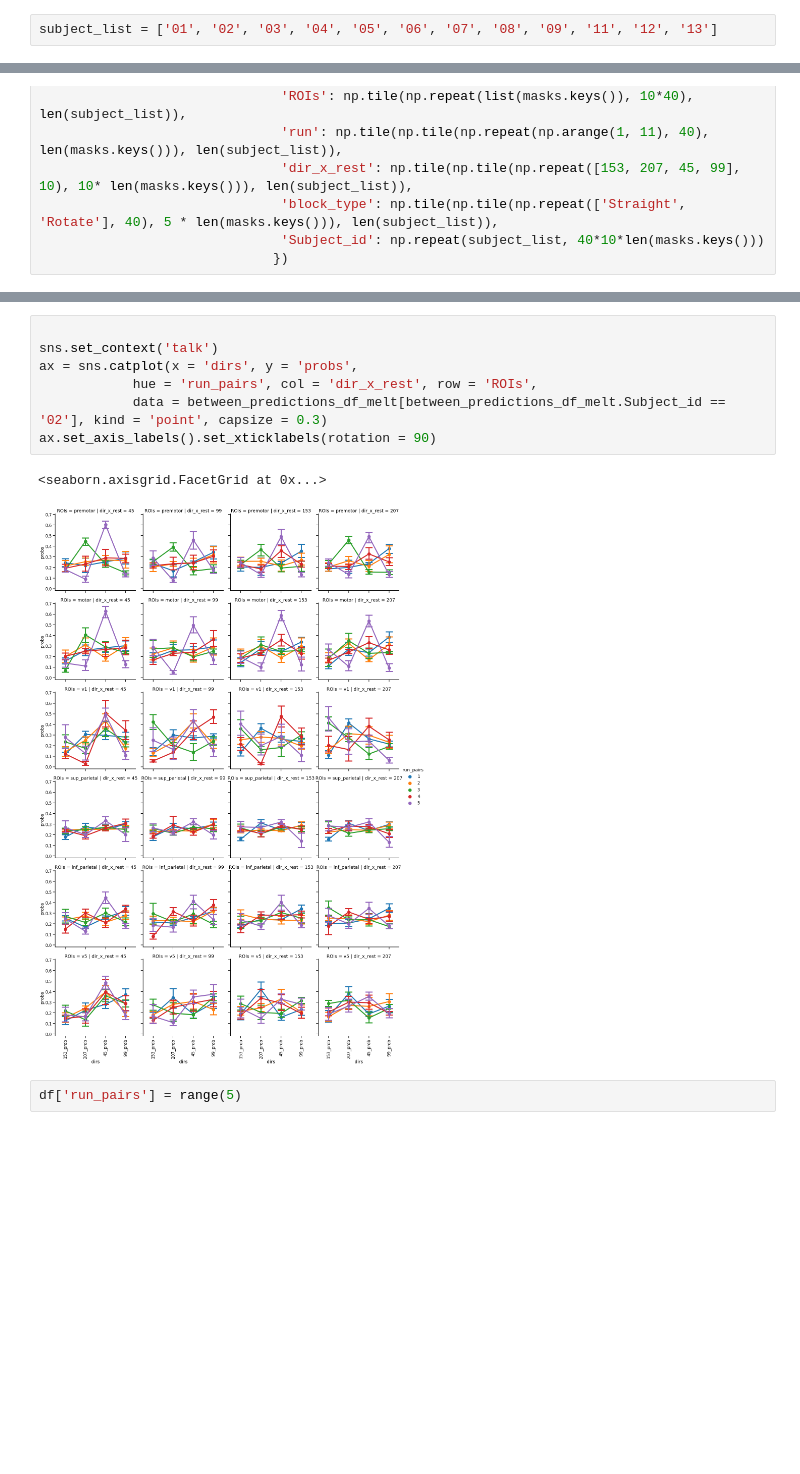
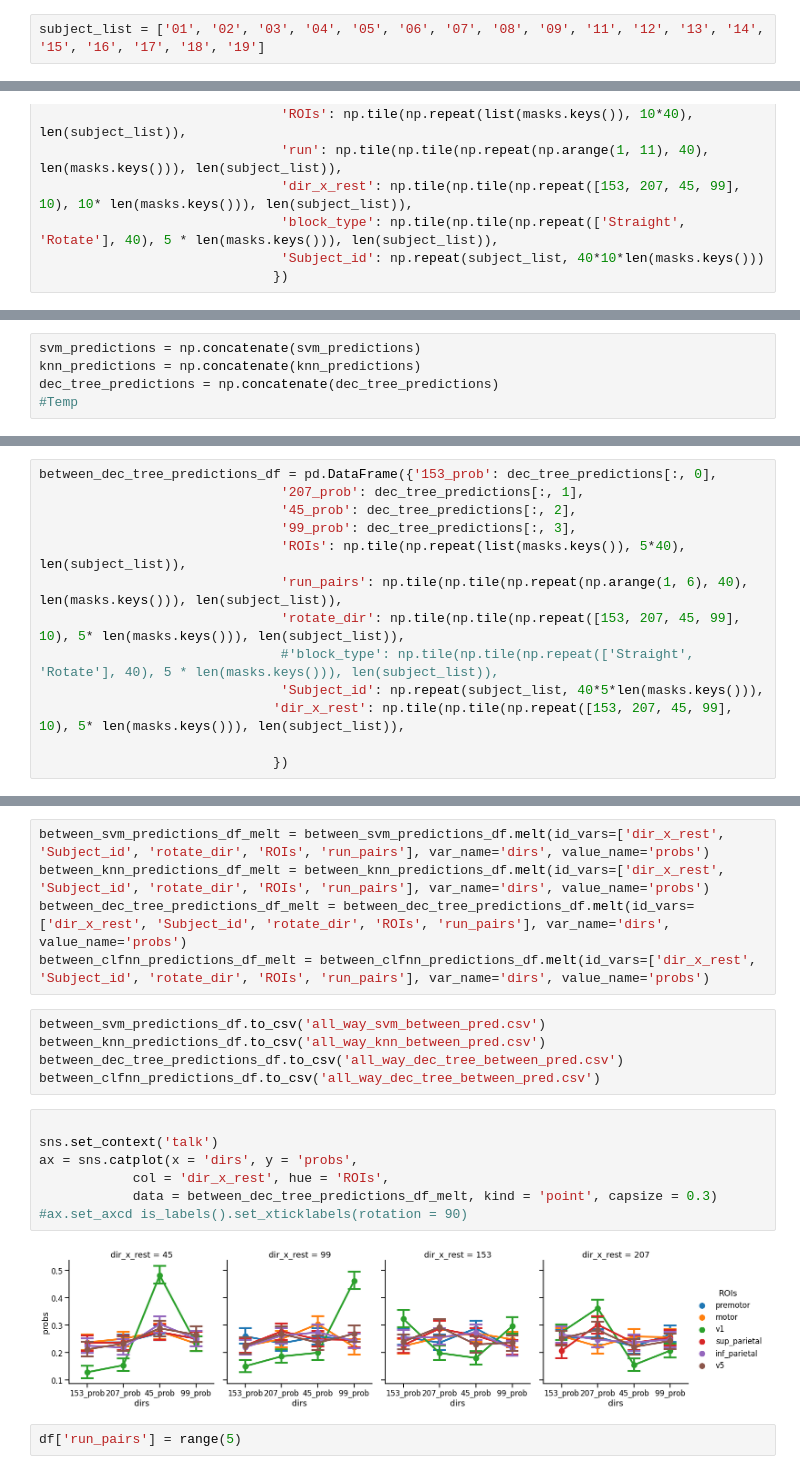
Before and after one commit to tejas-savalia/fmri_project, a Jupyter notebook: mvpa_classification.ipynb, the cells around one changed output, grey strips where cells are left out. Drawn from its saved outputs; the diff is of its cells as text; blank space fills up the shorter version.

```diff
--- a/mvpa_classification.ipynb
+++ b/mvpa_classification.ipynb
@@ -26,5 +26,5 @@ masks = {"premotor":"GM Premotor cortex BA6",
          "v5": "GM Visual cortex V5"
         }
 # %%
-subject_list = ['01', '02', '03', '04', '05', '06', '07', '08', '09', '11', '12', '13']
+subject_list = ['01', '02', '03', '04', '05', '06', '07', '08', '09', '11', '12', '13', '14', '15', '16', '17', '18', '19']
 # %%
@@ -182,0 +331,5 @@ predictions = np.concatenate(predictions)
+# %%
+svm_predictions = np.concatenate(svm_predictions)
+knn_predictions = np.concatenate(knn_predictions)
+dec_tree_predictions = np.concatenate(dec_tree_predictions)
+#Temp
@@ -213,0 +364,13 @@ between_predictions_df_melt
+# %%
+between_dec_tree_predictions_df = pd.DataFrame({'153_prob': dec_tree_predictions[:, 0],
+                               '207_prob': dec_tree_predictions[:, 1],
+                               '45_prob': dec_tree_predictions[:, 2],
+                               '99_prob': dec_tree_predictions[:, 3],
+                               'ROIs': np.tile(np.repeat(list(masks.keys()), 5*40), len(subject_list)),
+                               'run_pairs': np.tile(np.tile(np.repeat(np.arange(1, 6), 40), len(masks.keys())), len(subject_list)),
+                               'rotate_dir': np.tile(np.tile(np.repeat([153, 207, 45, 99], 10), 5* len(masks.keys())), len(subject_list)),
+                               #'block_type': np.tile(np.tile(np.repeat(['Straight', 'Rotate'], 40), 5 * len(masks.keys())), len(subject_list)),
+                               'Subject_id': np.repeat(subject_list, 40*5*len(masks.keys())),
+                              'dir_x_rest': np.tile(np.tile(np.repeat([153, 207, 45, 99], 10), 5* len(masks.keys())), len(subject_list)),
+
+                              })
@@ -214,13 +390,22 @@ between_predictions_df_melt
+# %%
+between_svm_predictions_df_melt = between_svm_predictions_df.melt(id_vars=['dir_x_rest', 'Subject_id', 'rotate_dir', 'ROIs', 'run_pairs'], var_name='dirs', value_name='probs')
+between_knn_predictions_df_melt = between_knn_predictions_df.melt(id_vars=['dir_x_rest', 'Subject_id', 'rotate_dir', 'ROIs', 'run_pairs'], var_name='dirs', value_name='probs')
+between_dec_tree_predictions_df_melt = between_dec_tree_predictions_df.melt(id_vars=['dir_x_rest', 'Subject_id', 'rotate_dir', 'ROIs', 'run_pairs'], var_name='dirs', value_name='probs')
+between_clfnn_predictions_df_melt = between_clfnn_predictions_df.melt(id_vars=['dir_x_rest', 'Subject_id', 'rotate_dir', 'ROIs', 'run_pairs'], var_name='dirs', value_name='probs')
+# %%
+between_svm_predictions_df.to_csv('all_way_svm_between_pred.csv')
+between_knn_predictions_df.to_csv('all_way_knn_between_pred.csv')
+between_dec_tree_predictions_df.to_csv('all_way_dec_tree_between_pred.csv')
+between_clfnn_predictions_df.to_csv('all_way_dec_tree_between_pred.csv')
 # %%
 
 sns.set_context('talk')
 ax = sns.catplot(x = 'dirs', y = 'probs',
-            hue = 'run_pairs', col = 'dir_x_rest', row = 'ROIs',
-            data = between_predictions_df_melt[between_predictions_df_melt.Subject_id == '02'], kind = 'point', capsize = 0.3)
-ax.set_axis_labels().set_xticklabels(rotation = 90)
+            col = 'dir_x_rest', hue = 'ROIs',
+            data = between_dec_tree_predictions_df_melt, kind = 'point', capsize = 0.3)
+#ax.set_axcd is_labels().set_xticklabels(rotation = 90)
 # %% [output]
-<seaborn.axisgrid.FacetGrid at 0x...>
-[figure, old version]
+[figure, new version]
 # %%
 df['run_pairs'] = range(5)
 # %%
```
Also changed, not shown: parts of 24 cells of this notebook, 7 other files.
